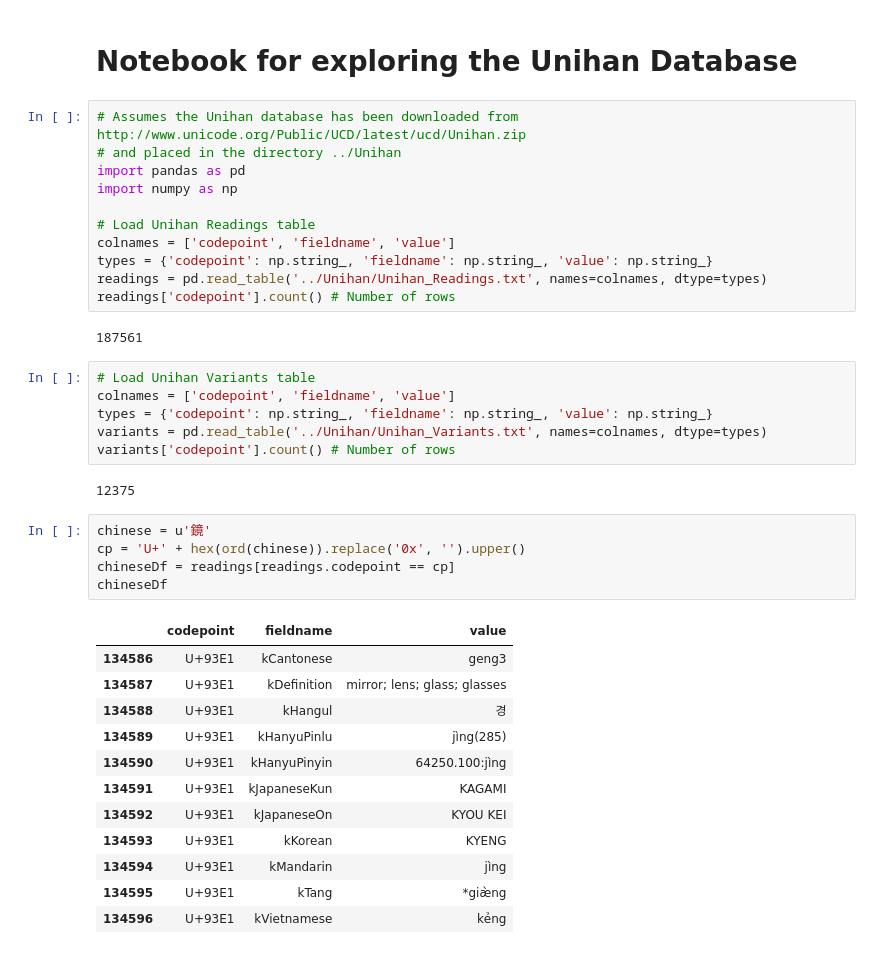
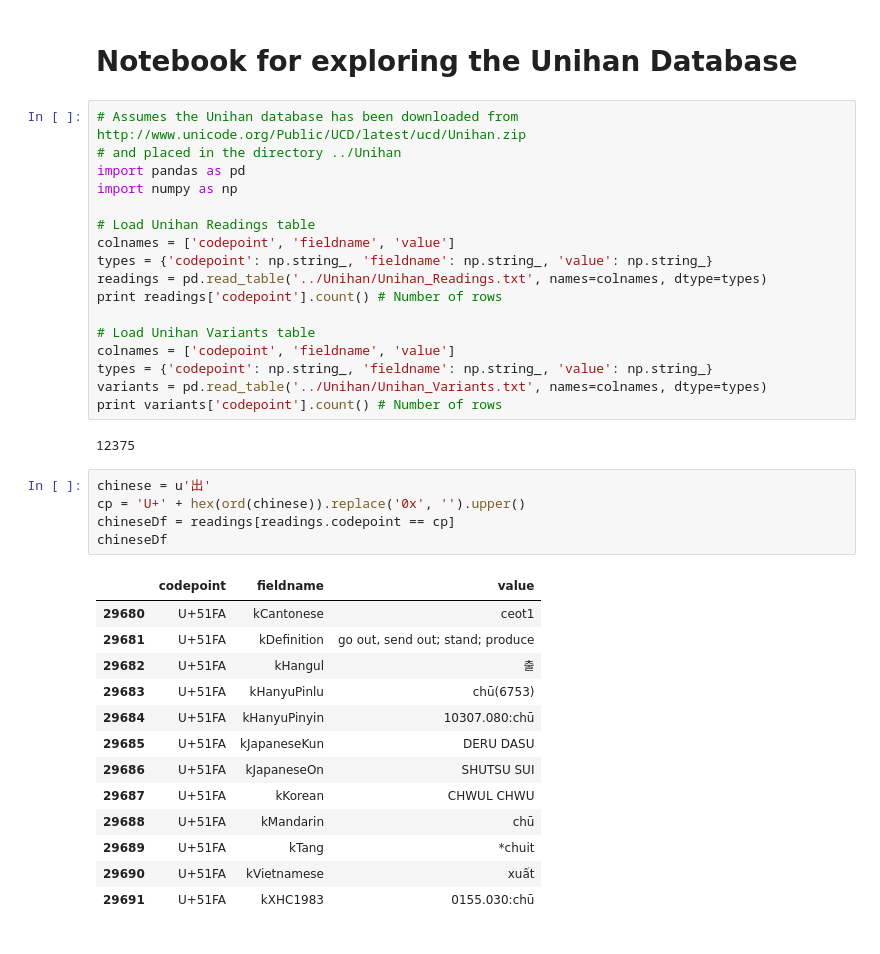
Before and after one commit to alexamies/chinesenotes.com, a Jupyter notebook: python/unihan.ipynb, the cells around one changed output. Saved outputs shown, nothing was run; the diff lists cells and outputs as text.

```diff
--- a/python/unihan.ipynb
+++ b/python/unihan.ipynb
@@ -10,32 +10,31 @@ import numpy as np
 colnames = ['codepoint', 'fieldname', 'value']
 types = {'codepoint': np.string_, 'fieldname': np.string_, 'value': np.string_}
 readings = pd.read_table('../Unihan/Unihan_Readings.txt', names=colnames, dtype=types)
-readings['codepoint'].count() # Number of rows
+print readings['codepoint'].count() # Number of rows
+
+# Load Unihan Variants table
+colnames = ['codepoint', 'fieldname', 'value']
+types = {'codepoint': np.string_, 'fieldname': np.string_, 'value': np.string_}
+variants = pd.read_table('../Unihan/Unihan_Variants.txt', names=colnames, dtype=types)
+print variants['codepoint'].count() # Number of rows
 # %% [output]
-187561
+12375
-# %%
-# Load Unihan Variants table
-colnames = ['codepoint', 'fieldname', 'value']
-types = {'codepoint': np.string_, 'fieldname': np.string_, 'value': np.string_}
-variants = pd.read_table('../Unihan/Unihan_Variants.txt', names=colnames, dtype=types)
-variants['codepoint'].count() # Number of rows
-# %% [output]
-12375
 # %%
-chinese = u'鏡'
+chinese = u'出'
 cp = 'U+' + hex(ord(chinese)).replace('0x', '').upper()
 chineseDf = readings[readings.codepoint == cp]
 chineseDf
 # %% [output]
 |  | codepoint | fieldname | value |
-| 134586 | U+93E1 | kCantonese | geng3 |
-| 134587 | U+93E1 | kDefinition | mirror; lens; glass; glasses |
-| 134588 | U+93E1 | kHangul | 경 |
-| 134589 | U+93E1 | kHanyuPinlu | jìng(285) |
-| 134590 | U+93E1 | kHanyuPinyin | 64250.100:jìng |
-| 134591 | U+93E1 | kJapaneseKun | KAGAMI |
-| 134592 | U+93E1 | kJapaneseOn | KYOU KEI |
-| 134593 | U+93E1 | kKorean | KYENG |
-| 134594 | U+93E1 | kMandarin | jìng |
-| 134595 | U+93E1 | kTang | *giæ̀ng |
-| 134596 | U+93E1 | kVietnamese | kẻng |
+| 29680 | U+51FA | kCantonese | ceot1 |
+| 29681 | U+51FA | kDefinition | go out, send out; stand; produce |
+| 29682 | U+51FA | kHangul | 출 |
+| 29683 | U+51FA | kHanyuPinlu | chū(6753) |
+| 29684 | U+51FA | kHanyuPinyin | 10307.080:chū |
+| 29685 | U+51FA | kJapaneseKun | DERU DASU |
+| 29686 | U+51FA | kJapaneseOn | SHUTSU SUI |
+| 29687 | U+51FA | kKorean | CHWUL CHWU |
+| 29688 | U+51FA | kMandarin | chū |
+| 29689 | U+51FA | kTang | *chuit |
+| 29690 | U+51FA | kVietnamese | xuất |
+| 29691 | U+51FA | kXHC1983 | 0155.030:chū |
```
Also changed, not shown: parts of 8 cells of this notebook, 1 other file.
